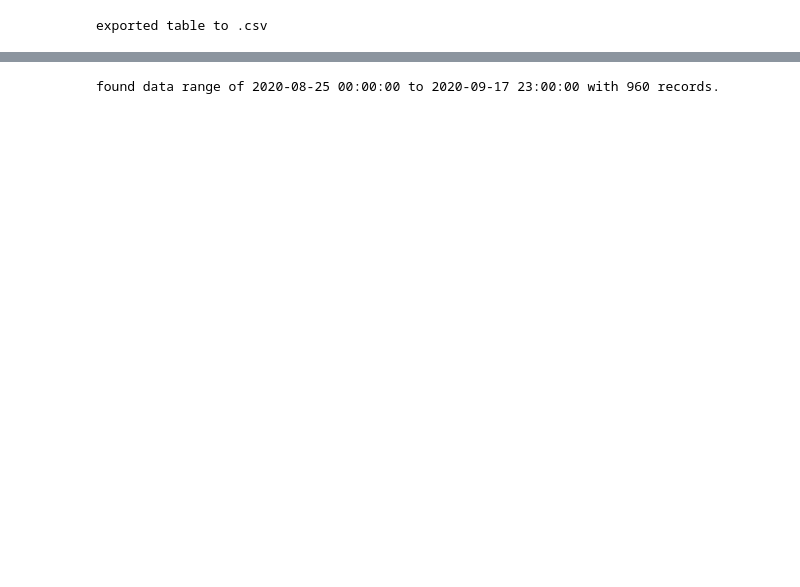
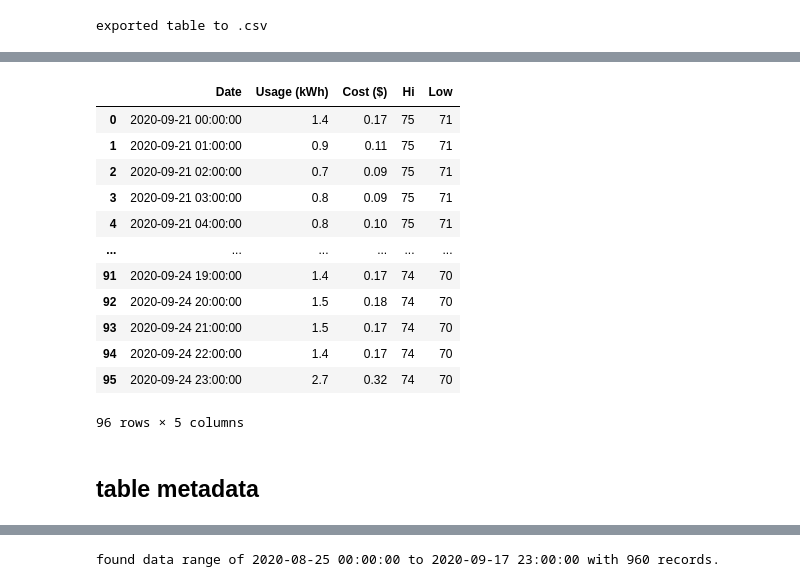
Before and after one commit to stevenhurwitt/reliant-scrape, a Jupyter notebook: usage_data.ipynb, the cells around one changed output, grey strips where cells are left out. Cells and saved outputs as stored; diff of their text form; code cells hidden in the pictures; blank space fills up the shorter version.

```diff
--- a/usage_data.ipynb
+++ b/usage_data.ipynb
@@ -156,3 +218,23 @@ exported table to .csv
+# %%
+new = pd.read_csv('daily_usage_09252020.csv')
+new.Date = pd.to_datetime(new.Date)
+new
+# %% [output]
+|  | Date | Usage (kWh) | Cost ($) | Hi | Low |
+| 0 | 2020-09-21 00:00:00 | 1.4 | 0.17 | 75 | 71 |
+| 1 | 2020-09-21 01:00:00 | 0.9 | 0.11 | 75 | 71 |
+| 2 | 2020-09-21 02:00:00 | 0.7 | 0.09 | 75 | 71 |
+| 3 | 2020-09-21 03:00:00 | 0.8 | 0.09 | 75 | 71 |
+| 4 | 2020-09-21 04:00:00 | 0.8 | 0.10 | 75 | 71 |
+| ... | ... | ... | ... | ... | ... |
+| 91 | 2020-09-24 19:00:00 | 1.4 | 0.17 | 74 | 70 |
+| 92 | 2020-09-24 20:00:00 | 1.5 | 0.18 | 74 | 70 |
+| 93 | 2020-09-24 21:00:00 | 1.5 | 0.17 | 74 | 70 |
+| 94 | 2020-09-24 22:00:00 | 1.4 | 0.17 | 74 | 70 |
+| 95 | 2020-09-24 23:00:00 | 2.7 | 0.32 | 74 | 70 |
+96 rows × 5 columns
+# %% [markdown]
+## table metadata
 # %%
 result = rs.mysql_query('SELECT MIN(Date) as min_date, MAX(Date) as max_date, COUNT(*) as count FROM reliant_energy_db.daily_use', db_creds)
 # %%
```
Also changed, not shown: parts of 24 cells of this notebook, 9 other files.
